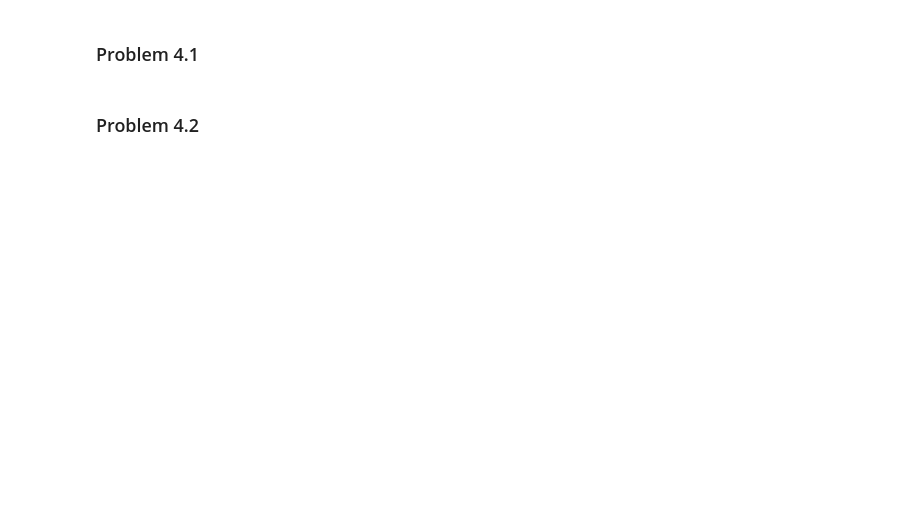
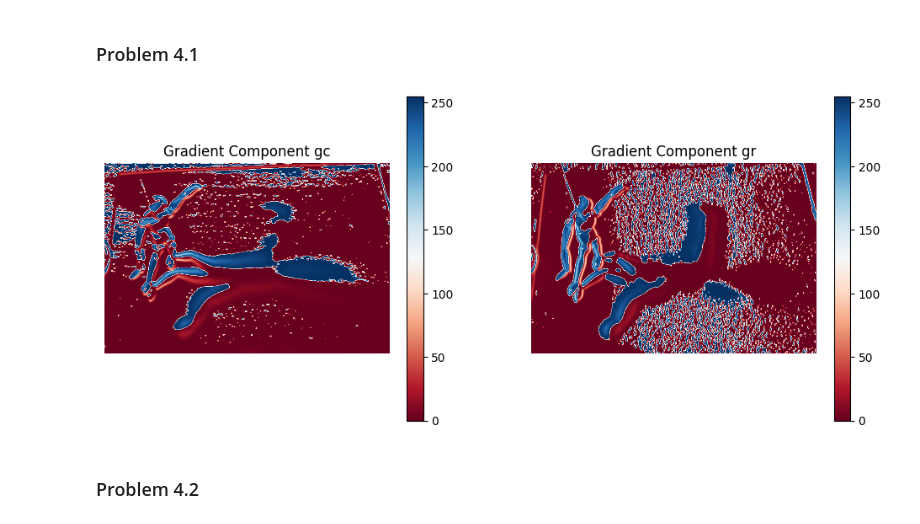
Before and after one commit to mhy-666/ComputerVision, a Jupyter notebook: homework01.ipynb, the cells around one changed output. Cells and saved outputs as stored; diff of their text form; code cells hidden in the pictures; blank space fills up the shorter version.

```diff
--- a/homework01.ipynb
+++ b/homework01.ipynb
@@ -70,4 +257,42 @@ def show_image(image, cmap='gray'):
 # %% [markdown]
 ### Problem 4.1
+# %%
+from scipy.ndimage import convolve
+from skimage.io import imread
+
+def gradient(image, sigma):
+    # Compute Gaussian kernel and its derivative
+    g, _ = gaussian(sigma)
+    d, _ = d_gaussian(sigma)
+
+    # Compute gradients using separability
+    gc = convolve(convolve(image, g.reshape((1, -1))), d.reshape((-1, 1)), mode='reflect')
+    gr = convolve(convolve(image, g.reshape((-1, 1))), d.reshape((1, -1)), mode='reflect')
+
+    return gc, gr
+
+def show_image_with_colorbar(image, title, cmap):
+    plt.imshow(image, cmap=cmap)
+    plt.title(title)
+    plt.colorbar()
+    plt.axis('off')
+
+# Load image
+image = imread('shadow.png', as_gray=True)
+
+# Compute gradient
+sigma = 2
+gc, gr = gradient(image, sigma)
+
+# Display the two arrays side by side
+plt.figure(figsize=(12, 5))
+plt.subplot(1, 2, 1)
+show_image_with_colorbar(gc, 'Gradient Component gc', 'RdBu')
+
+plt.subplot(1, 2, 2)
+show_image_with_colorbar(gr, 'Gradient Component gr', 'RdBu')
+plt.show()
+# %% [output]
+[figure, added]
 # %% [markdown]
 ### Problem 4.2
```
Also changed, not shown: parts of 23 cells of this notebook, 1 other file.
